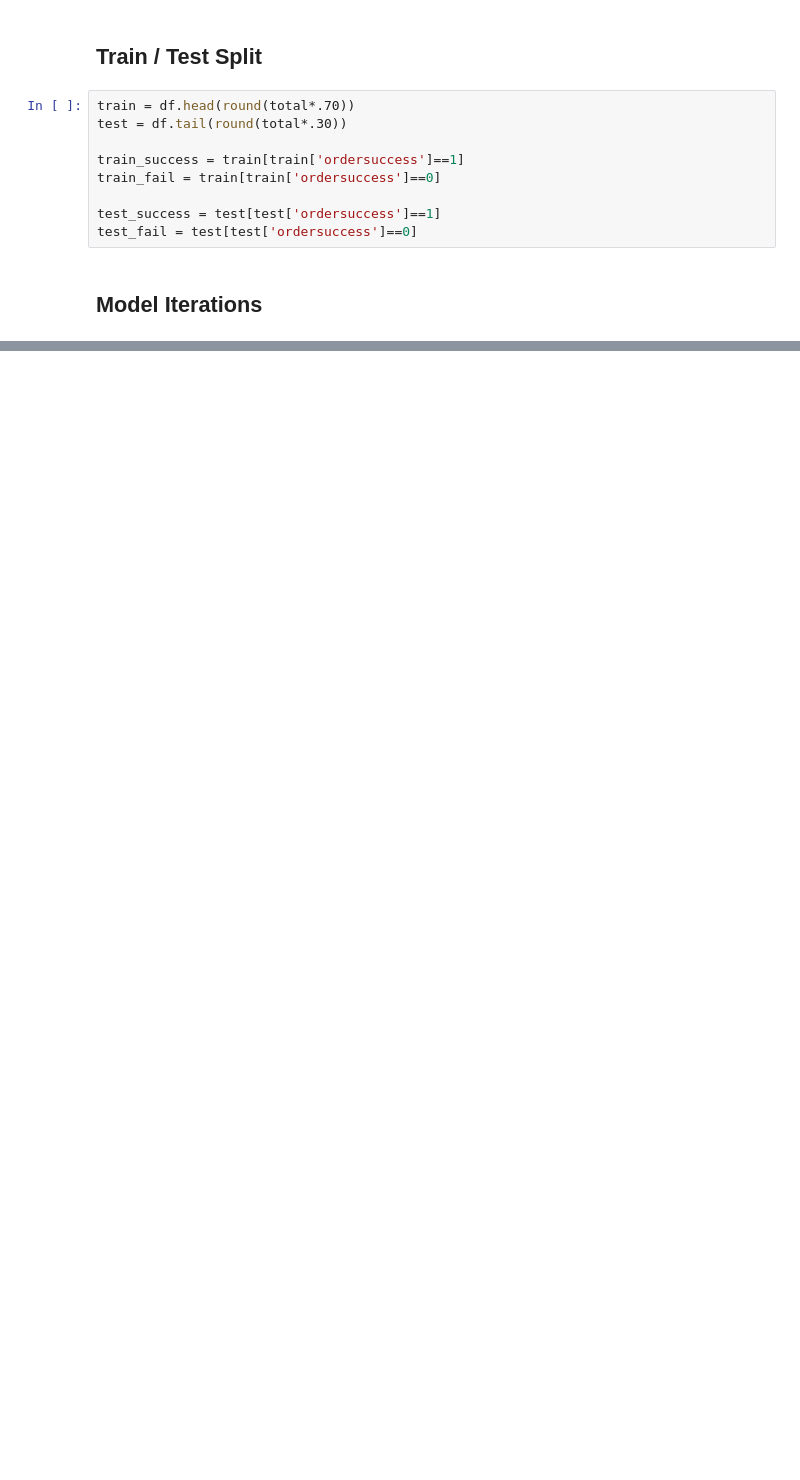
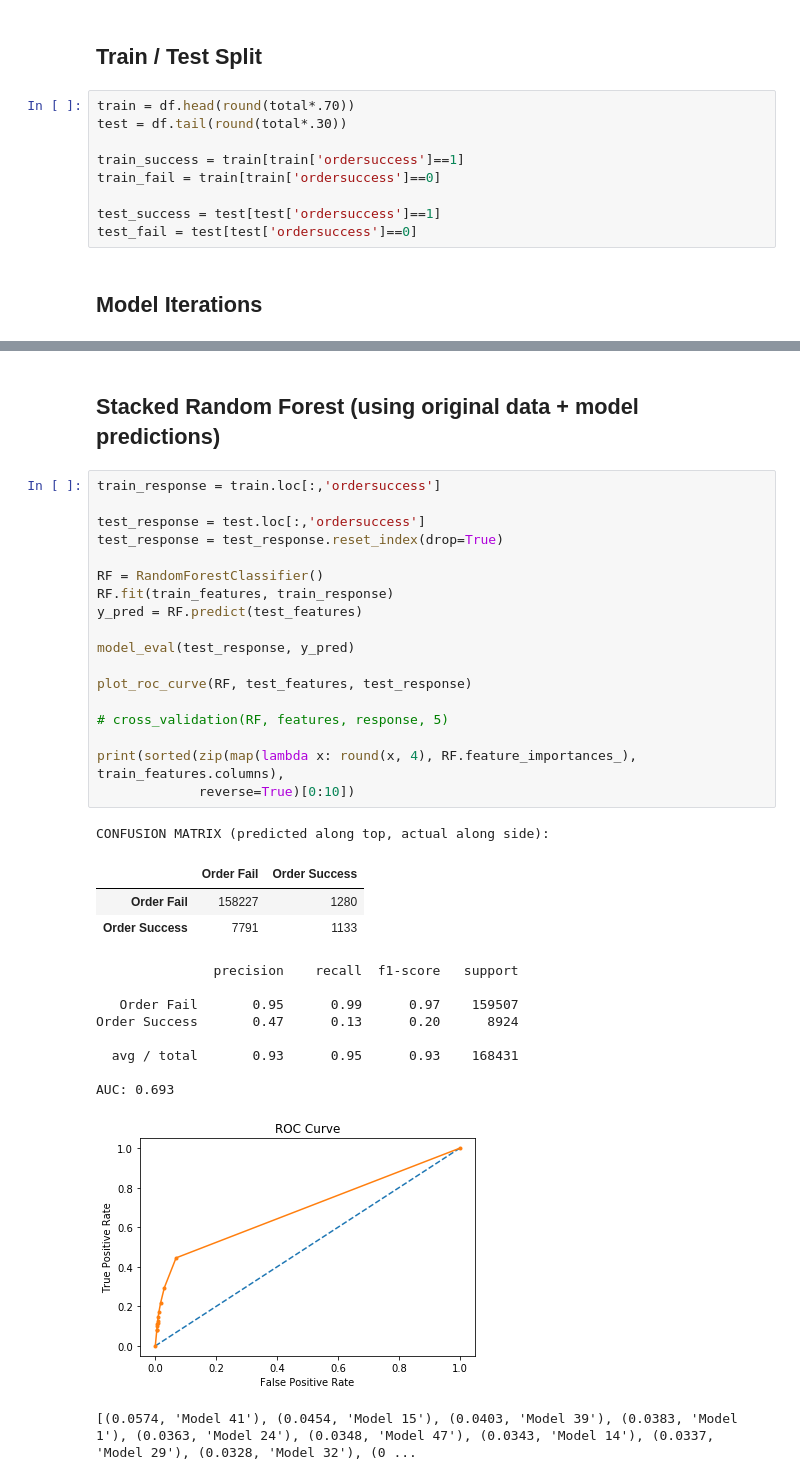
Before and after one commit to acaruso7/Order-Book-Trade-Classification, a Jupyter notebook: model_stacking.ipynb, the cells around one changed output, grey strips where cells are left out. Drawn from its saved outputs; the diff is of its cells as text; blank space fills up the shorter version.

Commit message:
improved preprocessing & stacked models

```diff
--- a/model_stacking.ipynb
+++ b/model_stacking.ipynb
@@ -176 +231,36 @@ def plot_roc_curve(model, X_test, y_test):
+# %% [markdown]
+## Stacked Random Forest (using original data + model predictions)
+# %%
+train_response = train.loc[:,'ordersuccess']
+
+test_response = test.loc[:,'ordersuccess']
+test_response = test_response.reset_index(drop=True)
+
+RF = RandomForestClassifier()
+RF.fit(train_features, train_response)
+y_pred = RF.predict(test_features)
+
+model_eval(test_response, y_pred)
+
+plot_roc_curve(RF, test_features, test_response)
+
+# cross_validation(RF, features, response, 5)
+
+print(sorted(zip(map(lambda x: round(x, 4), RF.feature_importances_), train_features.columns),
+             reverse=True)[0:10])
+# %% [output]
+CONFUSION MATRIX (predicted along top, actual along side):
+|  | Order Fail | Order Success |
+| Order Fail | 158227 | 1280 |
+| Order Success | 7791 | 1133 |
+               precision    recall  f1-score   support
+
+   Order Fail       0.95      0.99      0.97    159507
+Order Success       0.47      0.13      0.20      8924
+
+  avg / total       0.93      0.95      0.93    168431
+
+AUC: 0.693
+[figure, added]
+[(0.0574, 'Model 41'), (0.0454, 'Model 15'), (0.0403, 'Model 39'), (0.0383, 'Model 1'), (0.0363, 'Model 24'), (0.0348, 'Model 47'), (0.0343, 'Model 14'), (0.0337, 'Model 29'), (0.0328, 'Model 32'), (0 ...
 # %% [markdown]
```
Also changed, not shown: parts of 20 cells of this notebook.
